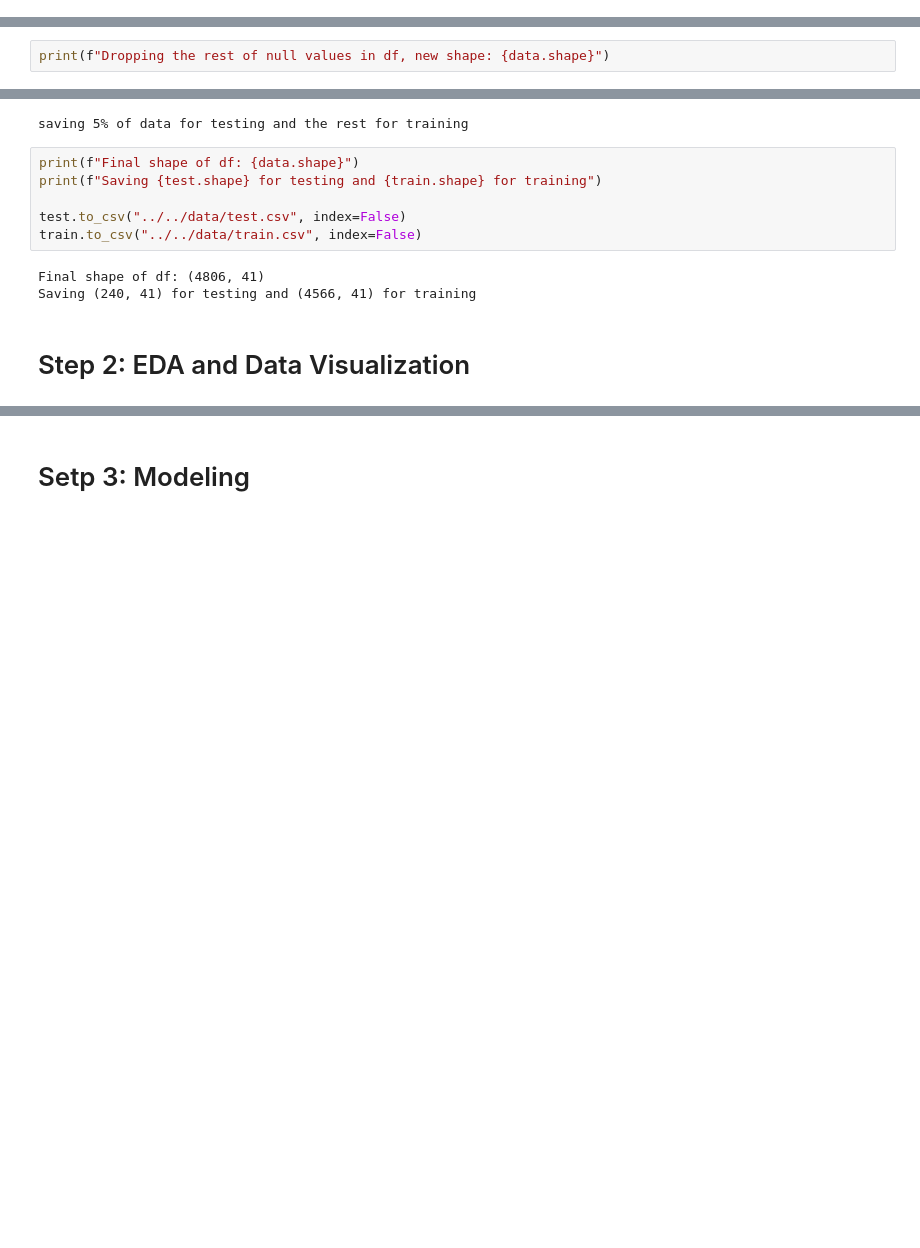
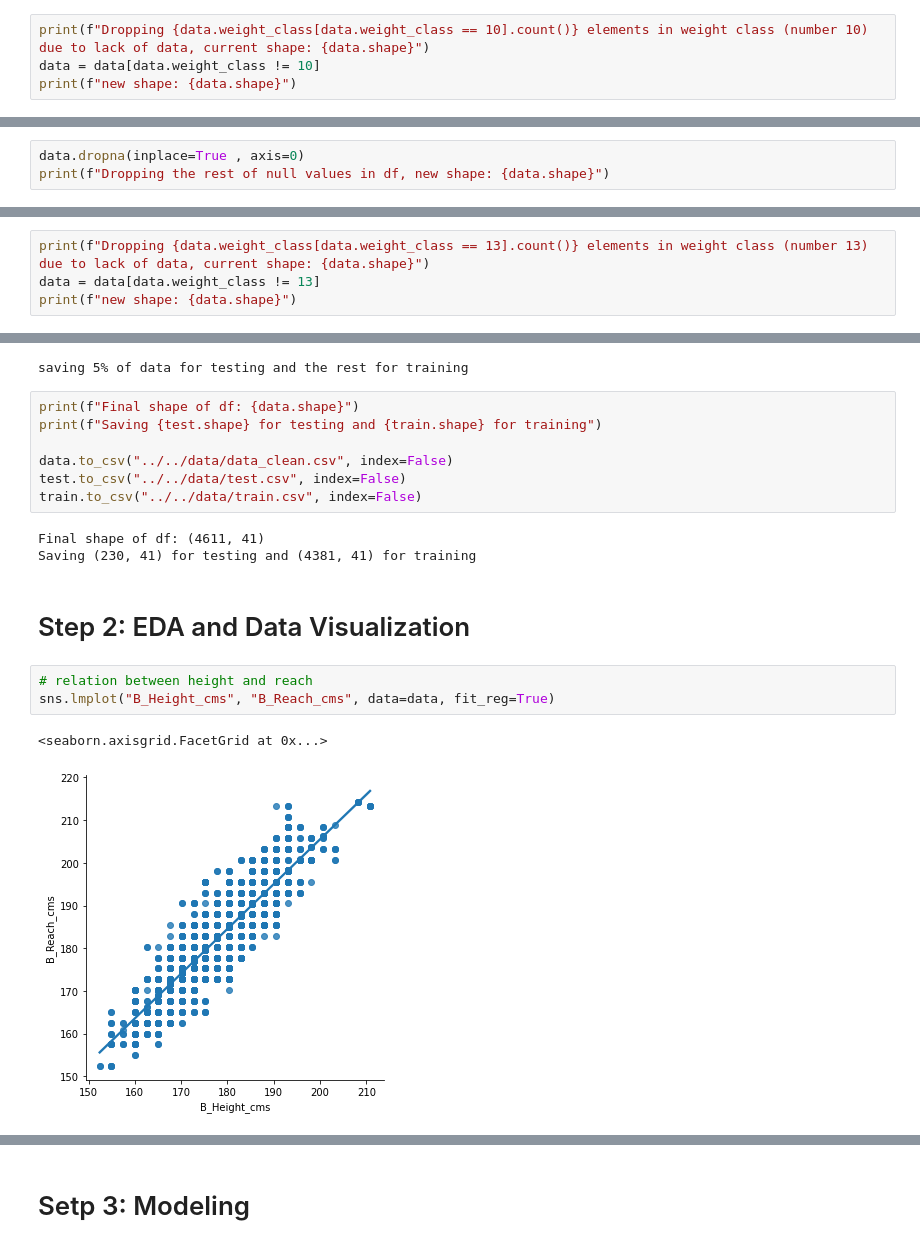
Before and after one commit to Paradis4432/BoxingMatchPrediction, a Jupyter notebook: main files/v2/v2.ipynb, the cells around one changed output, grey strips where cells are left out. Cells and saved outputs as stored; diff of their text form; blank space fills up the shorter version.

```diff
--- a/main files/v2/v2.ipynb
+++ b/main files/v2/v2.ipynb
@@ -142,3 +138,7 @@ for i in toReplace:
 pd.options.mode.chained_assignment = None
 data.title_bout = label_binarize(data.title_bout, classes = data.title_bout.unique())
 data.Winner = label_binarize(data.Winner, classes = data.Winner.unique())
+# %%
+print(f"Dropping {data.weight_class[data.weight_class == 10].count()} elements in weight class (number 10) due to lack of data, current shape: {data.shape}")
+data = data[data.weight_class != 10]
+print(f"new shape: {data.shape}")
@@ -222,5 +225,6 @@ B_age           3.16
 R_age           1.00
 dtype: float64
 # %%
+data.dropna(inplace=True , axis=0)
 print(f"Dropping the rest of null values in df, new shape: {data.shape}")
 # %% [output]
@@ -227,0 +232,4 @@ Dropping the rest of null values in df, new shape: (4806, 41)
+# %%
+print(f"Dropping {data.weight_class[data.weight_class == 13].count()} elements in weight class (number 13) due to lack of data, current shape: {data.shape}")
+data = data[data.weight_class != 13]
+print(f"new shape: {data.shape}")
@@ -241,10 +252,17 @@ saving 5% of data for testing and the rest for training
 print(f"Final shape of df: {data.shape}")
 print(f"Saving {test.shape} for testing and {train.shape} for training")
 
+data.to_csv("../../data/data_clean.csv", index=False)
 test.to_csv("../../data/test.csv", index=False)
 train.to_csv("../../data/train.csv", index=False)
 # %% [output]
-Final shape of df: (4806, 41)
-Saving (240, 41) for testing and (4566, 41) for training
+Final shape of df: (4611, 41)
+Saving (230, 41) for testing and (4381, 41) for training
 # %% [markdown]
 # Step 2: EDA and Data Visualization
+# %%
+# relation between height and reach
+sns.lmplot("B_Height_cms", "B_Reach_cms", data=data, fit_reg=True)
+# %% [output]
+<seaborn.axisgrid.FacetGrid at 0x...>
+[figure, added]
```
Also changed, not shown: parts of 11 cells of this notebook, 2 other files.
